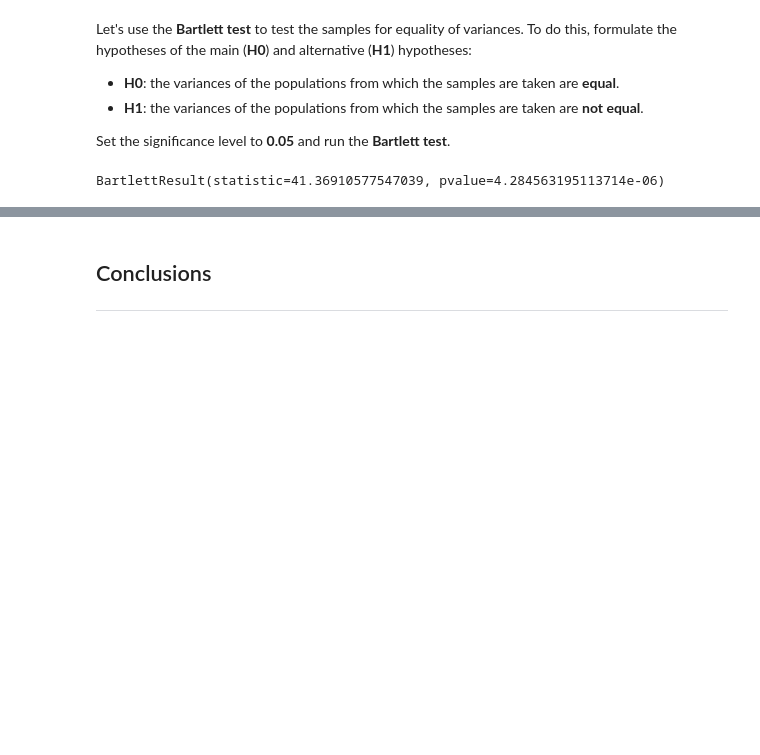
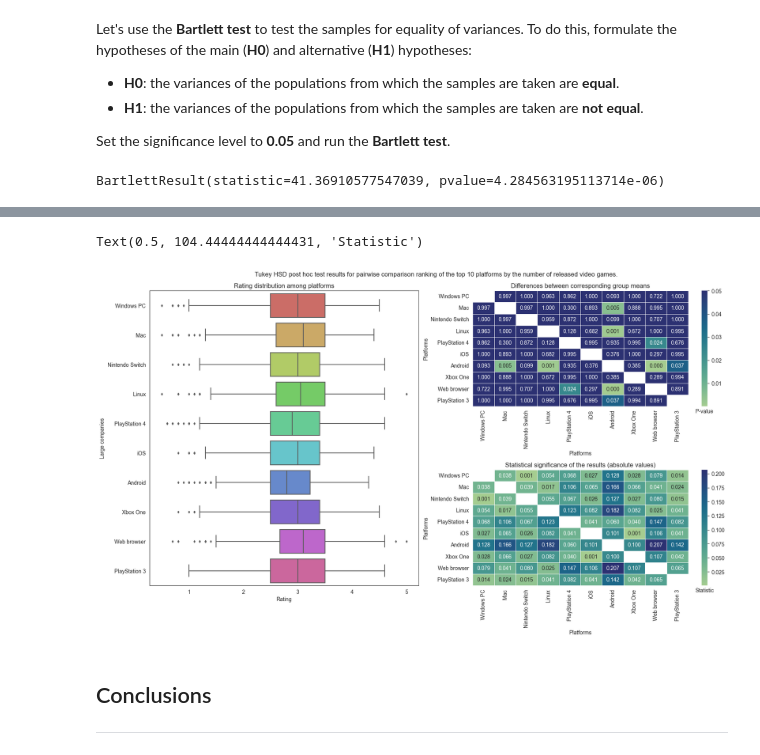
Before and after one commit to GSimonX37/video-games, a Jupyter notebook: notebooks/backloggd_sda.ipynb, the cells around one changed output, grey strips where cells are left out. Saved outputs shown, nothing was run; the diff lists cells and outputs as text; code cells hidden in the pictures; blank space fills up the shorter version.

Commit message:
File backloggd_sda.ipynb: an ANOVA test was carried out to distribute the rating by platforms.

```diff
--- a/notebooks/backloggd_sda.ipynb
+++ b/notebooks/backloggd_sda.ipynb
@@ -568,0 +580,15 @@ The p-value level is **4.28e-06**. This means that it is **impossible to reject*
+# %%
+result = stats.tukey_hsd(*[samples[column] for column in samples.columns])
+# %%
+platforms = data.loc[data["category"] == "main", "platforms"].value_counts().iloc[:10].index.tolist()
+table = pd.DataFrame(index=pd.MultiIndex.from_arrays([[platform for platform in platforms for _ in range(9)],
+                                                      [x for i in range(10) for j, x in zip(range(10), platforms) if i != j]]))
+
+result = result.statistic, result.pvalue, result.confidence_interval()[0], result.confidence_interval()[1]
+for i, statistics, pvalues, lowers, uppers in zip(range(10), *result):
+    for j, statistic, pvalue, lower, upper in zip(range(10), statistics, pvalues, lowers, uppers):
+        if i != j:
+            table.loc[(platforms[i], platforms[j]), ['statistic', 'p-value', 'lower CI', 'upper CI']] = statistic, pvalue, lower, upper
+(table
+ .style
+ .format(lambda x: f'{x:.5f}'))
@@ -569,3 +613,66 @@ The p-value level is **4.28e-06**. This means that it is **impossible to reject*
+# %%
+figure, grid = plt.figure(figsize=(20, 10)), GridSpec(2, 2, hspace=0.55, wspace=0.2)
+figure.add_subplot(grid[:, 0])
+figure.add_subplot(grid[0, 1])
+figure.add_subplot(grid[1, 1])
+
+platforms = data.loc[data["category"] == "main", "platforms"].value_counts().iloc[:10]
+plot_data = (samples
+             .unstack()
+             .reset_index(level=0)
+             .rename(columns={"level_0": "platforms", 0: "value"}))
+
+sns.boxplot(data=plot_data,
+            x="value",
+            y="platforms",
+            ax=figure.axes[0],
+            palette=sns.color_palette('hls', 10),
+            fliersize=3)
+
+plot_data = (table['p-value']
+             .unstack(0)[platforms.index]
+             .sort_index(key=lambda x: platforms.rank()[x], ascending=False))
+
+sns.heatmap(data=plot_data,
+            ax=figure.axes[1],
+            annot=True,
+            linewidths=.5,
+            fmt=".3f",
+            cmap="crest",
+            vmax=0.05)
+
+plot_data = (table['statistic']
+             .unstack(0)[platforms.index]
+             .sort_index(key=lambda x: platforms.rank()[x], ascending=False)
+             .abs())
+
+sns.heatmap(data=plot_data,
+            ax=figure.axes[2],
+            annot=True,
+            linewidths=.5,
+            fmt=".3f",
+            cmap="crest")
+
+figure.suptitle('Tukey HSD post hoc test results for pairwise comparison ranking of the top 10 platforms '
+                'by the number of released video games.', y=0.93)
+
+figure.axes[0].set_title('Rating distribution among platforms')
+figure.axes[0].set_xlabel('Rating')
+figure.axes[0].set_ylabel('Large companies')
+
+figure.axes[1].set_title('Differences between corresponding group means')
+figure.axes[1].set_xlabel('Platforms')
+figure.axes[1].set_ylabel('Platforms')
+
+figure.axes[2].set_title('Statistical significance of the results (absolute values)')
+figure.axes[2].set_xlabel('Platforms')
+figure.axes[2].set_ylabel('Platforms')
+
+figure.axes[3].set_xlabel('P-value')
+figure.axes[4].set_xlabel('Statistic')
+# %% [output]
+Text(0.5, 104.44444444444431, 'Statistic')
+[figure, added]
 # %% [markdown]
 ## <a id=conclusions>Conclusions</a>
 ***
```
Also changed, not shown: parts of 7 cells of this notebook.
